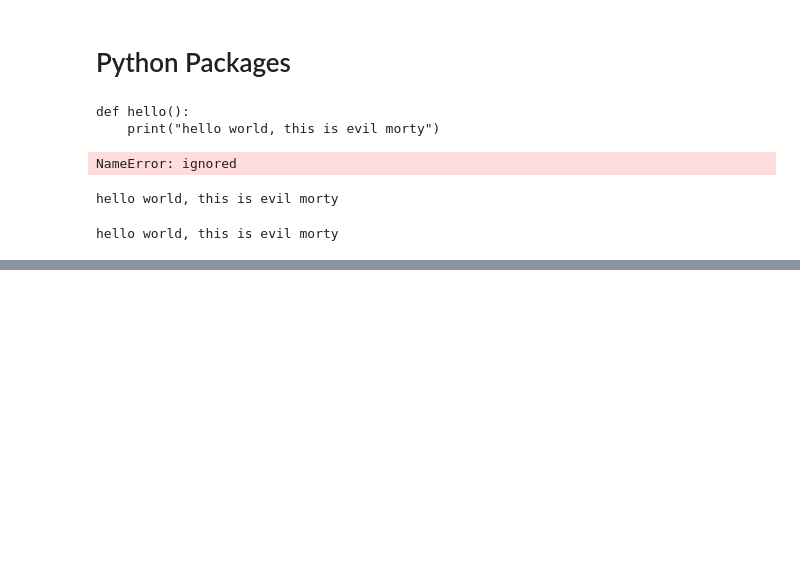
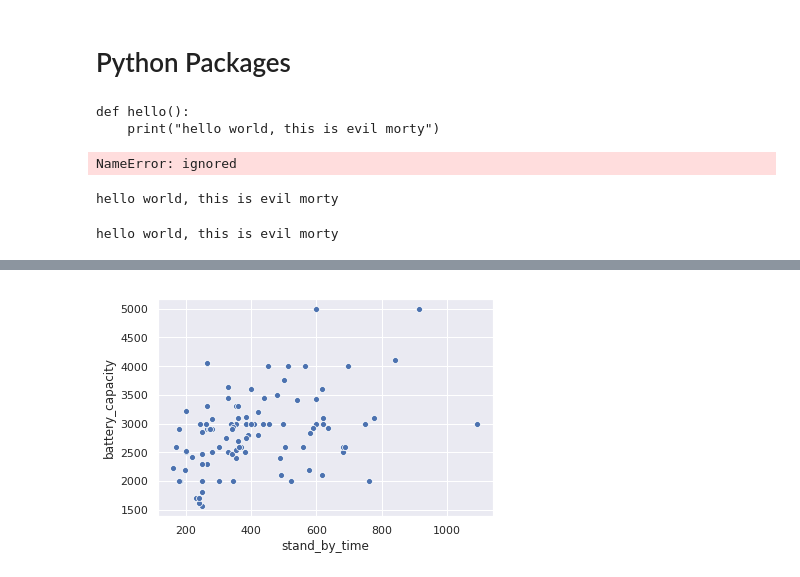
Before and after one commit to leelaakula/padhai-DL, a Jupyter notebook: PythonBasics_DataTypes.ipynb, the cells around one changed output, grey strips where cells are left out. Saved outputs shown, nothing was run; the diff lists cells and outputs as text; code cells hidden in the pictures; blank space fills up the shorter version.

```diff
--- a/PythonBasics_DataTypes.ipynb
+++ b/PythonBasics_DataTypes.ipynb
@@ -206,0 +495,4 @@ hello world, this is evil morty
+# %%
+import pandas as pd
+data = pd.read_csv('mobile_cleaned-1549119762886.csv')
+data.head()
@@ -206,0 +507,4 @@ hello world, this is evil morty
+# %%
+ax = sns.scatterplot(x="stand_by_time", y="battery_capacity", data=data)
+# %% [output]
+[figure, added]
```
Also changed, not shown: parts of 82 cells of this notebook.
